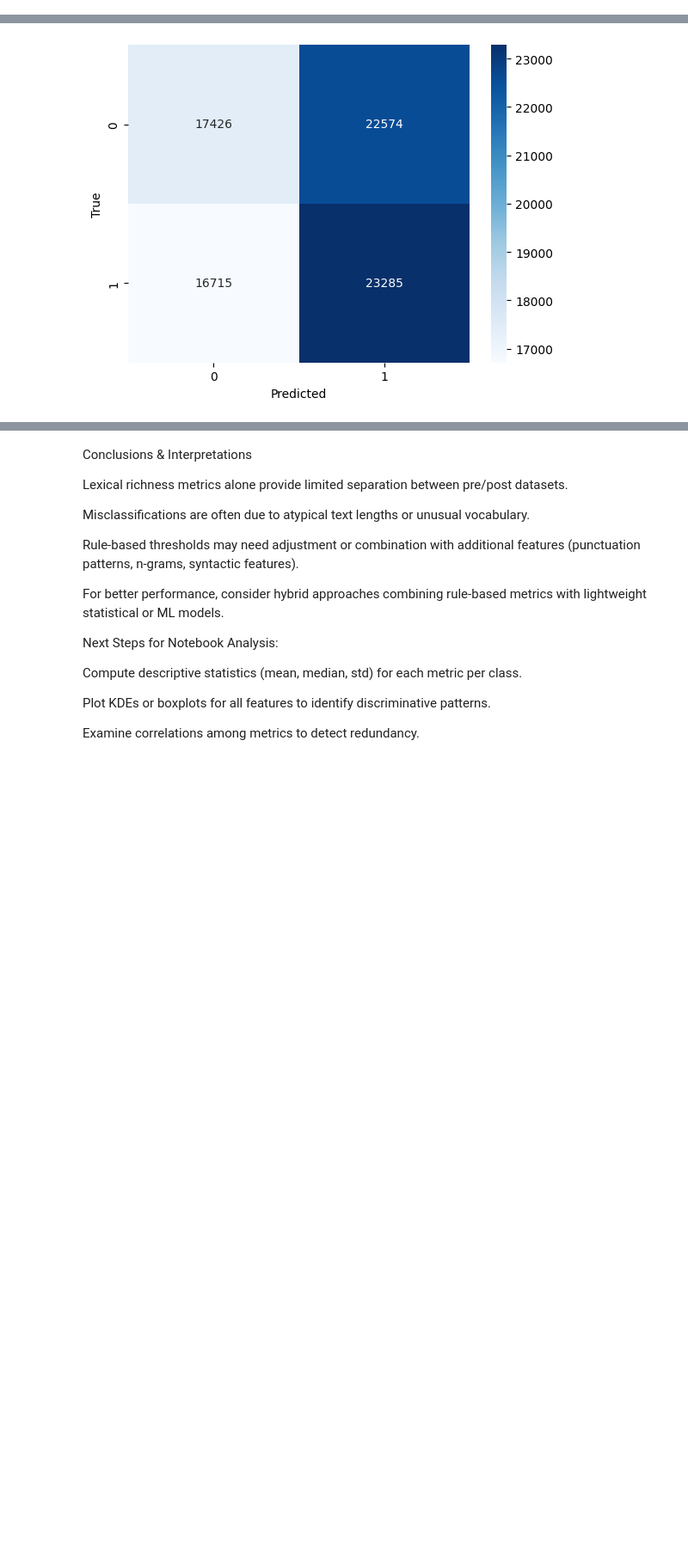
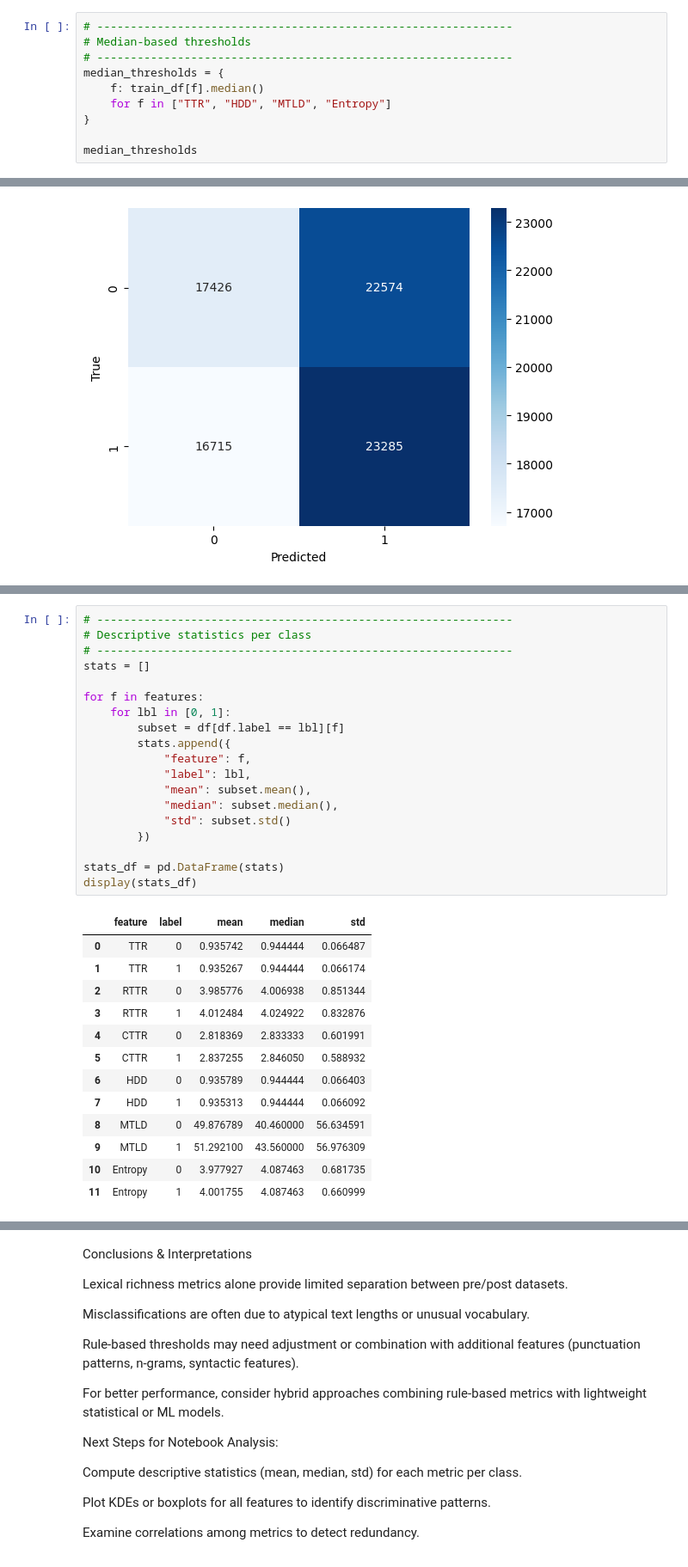
Before and after one commit to adr2204/codigo_analisis_red_trap_argentino, a Jupyter notebook: rule_based_eng.ipynb, the cells around one changed output, grey strips where cells are left out. Shown at 86% size. Cells and saved outputs as stored; diff of their text form; blank space fills up the shorter version.

```diff
--- a/rule_based_eng.ipynb
+++ b/rule_based_eng.ipynb
@@ -215,0 +288,10 @@ for f in features:
+# %%
+# --------------------------------------------------------------
+# Median-based thresholds
+# --------------------------------------------------------------
+median_thresholds = {
+    f: train_df[f].median()
+    for f in ["TTR", "HDD", "MTLD", "Entropy"]
+}
+
+median_thresholds
@@ -237,0 +459,33 @@ plt.show()
+# %%
+# --------------------------------------------------------------
+# Descriptive statistics per class
+# --------------------------------------------------------------
+stats = []
+
+for f in features:
+    for lbl in [0, 1]:
+        subset = df[df.label == lbl][f]
+        stats.append({
+            "feature": f,
+            "label": lbl,
+            "mean": subset.mean(),
+            "median": subset.median(),
+            "std": subset.std()
+        })
+
+stats_df = pd.DataFrame(stats)
+display(stats_df)
+# %% [output]
+|  | feature | label | mean | median | std |
+| 0 | TTR | 0 | 0.935742 | 0.944444 | 0.066487 |
+| 1 | TTR | 1 | 0.935267 | 0.944444 | 0.066174 |
+| 2 | RTTR | 0 | 3.985776 | 4.006938 | 0.851344 |
+| 3 | RTTR | 1 | 4.012484 | 4.024922 | 0.832876 |
+| 4 | CTTR | 0 | 2.818369 | 2.833333 | 0.601991 |
+| 5 | CTTR | 1 | 2.837255 | 2.846050 | 0.588932 |
+| 6 | HDD | 0 | 0.935789 | 0.944444 | 0.066403 |
+| 7 | HDD | 1 | 0.935313 | 0.944444 | 0.066092 |
+| 8 | MTLD | 0 | 49.876789 | 40.460000 | 56.634591 |
+| 9 | MTLD | 1 | 51.292100 | 43.560000 | 56.976309 |
+| 10 | Entropy | 0 | 3.977927 | 4.087463 | 0.681735 |
+| 11 | Entropy | 1 | 4.001755 | 4.087463 | 0.660999 |
```
Also changed, not shown: parts of 35 cells of this notebook.
